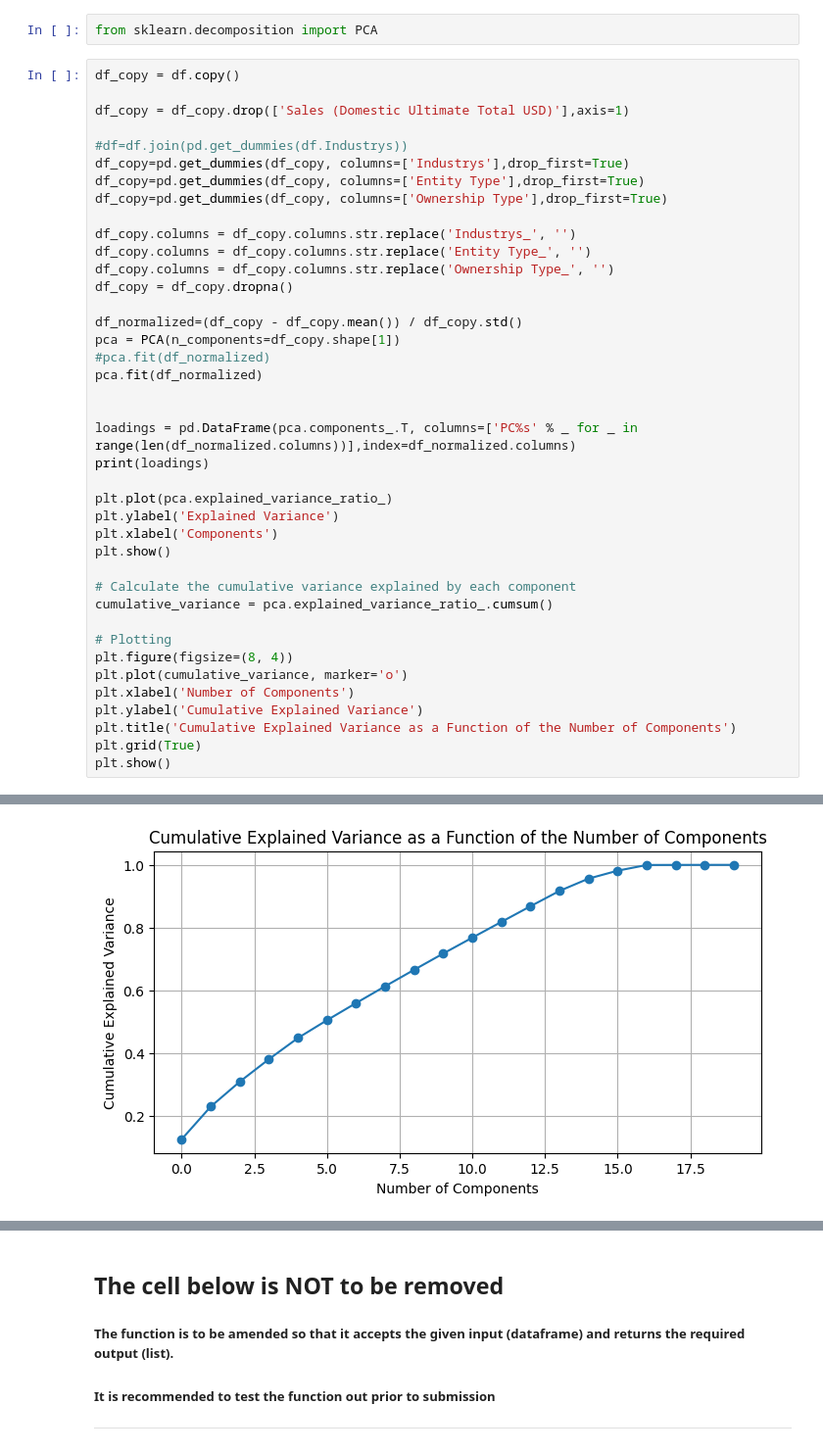
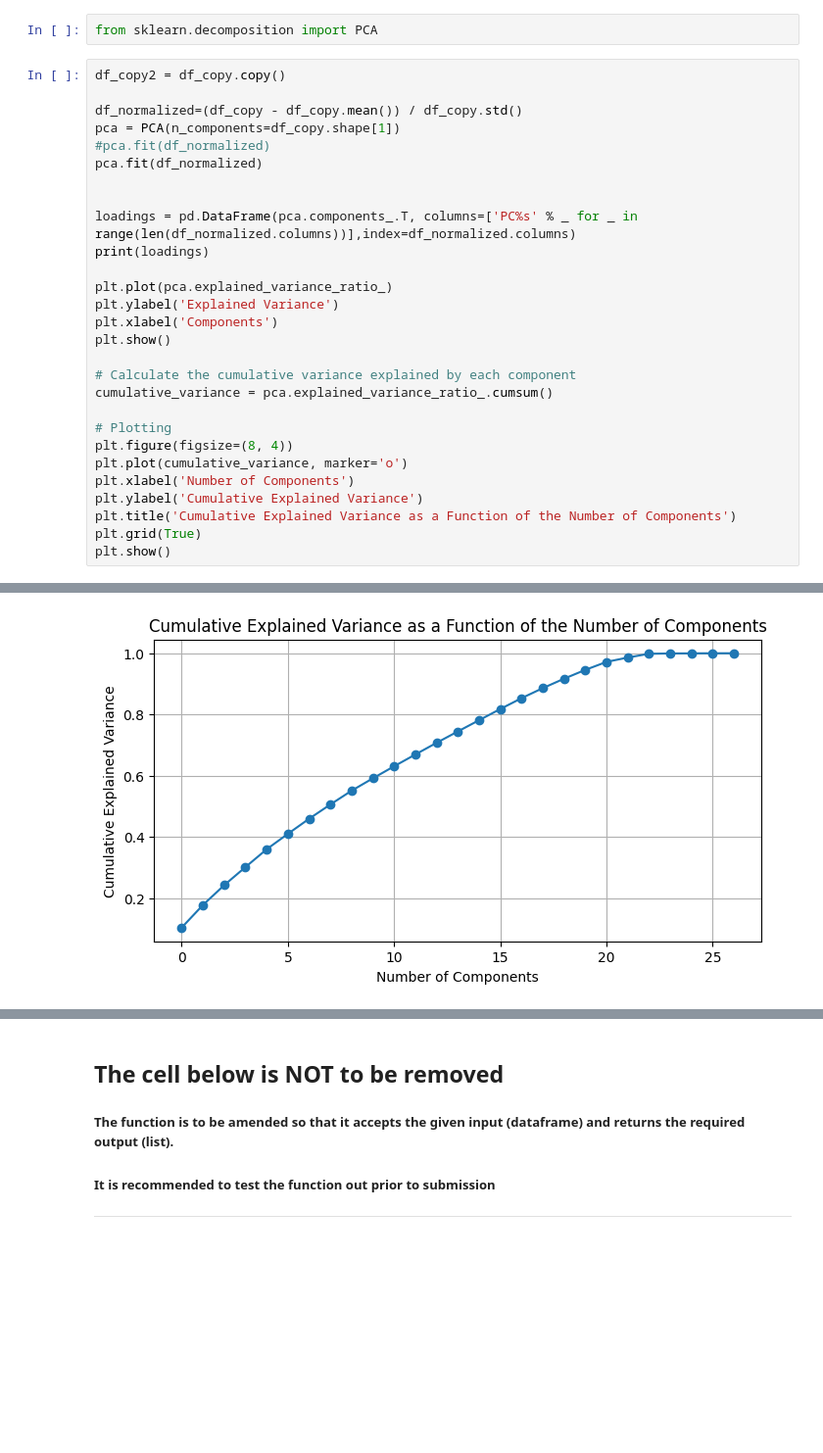
Before and after one commit to siruislybro/NUS-SDS-Datathon-Champion, a Jupyter notebook: NUS_DATATHON_CHAMPION_TEAM NAME.ipynb, the cells around one changed output, grey strips where cells are left out. Shown at 98% size. Cells and saved outputs as stored; diff of their text form; blank space fills up the shorter version.

```diff
--- a/NUS_DATATHON_CHAMPION_TEAM NAME.ipynb
+++ b/NUS_DATATHON_CHAMPION_TEAM NAME.ipynb
@@ -432,19 +515,7 @@ MODEL SELECTION
 # %%
 from sklearn.decomposition import PCA
 # %%
-df_copy = df.copy()
-
-df_copy = df_copy.drop(['Sales (Domestic Ultimate Total USD)'],axis=1)
-
-#df=df.join(pd.get_dummies(df.Industrys))
-df_copy=pd.get_dummies(df_copy, columns=['Industrys'],drop_first=True)
-df_copy=pd.get_dummies(df_copy, columns=['Entity Type'],drop_first=True)
-df_copy=pd.get_dummies(df_copy, columns=['Ownership Type'],drop_first=True)
-
-df_copy.columns = df_copy.columns.str.replace('Industrys_', '')
-df_copy.columns = df_copy.columns.str.replace('Entity Type_', '')
-df_copy.columns = df_copy.columns.str.replace('Ownership Type_', '')
-df_copy = df_copy.dropna()
+df_copy2 = df_copy.copy()
 
 df_normalized=(df_copy - df_copy.mean()) / df_copy.std()
 pca = PCA(n_components=df_copy.shape[1])
@@ -493,4 +564,4 @@ Public Sector                        0.693524 -0.162901 -0.000096 -0.003146
-[figure, old version]
+[figure, new version]
 # %%
 from sklearn.model_selection import train_test_split
 from sklearn.linear_model import LinearRegression
```
Also changed, not shown: parts of 10 cells of this notebook.
